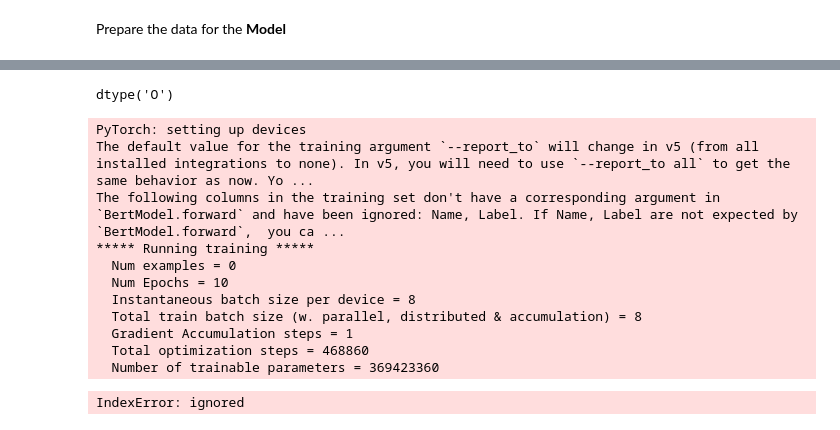
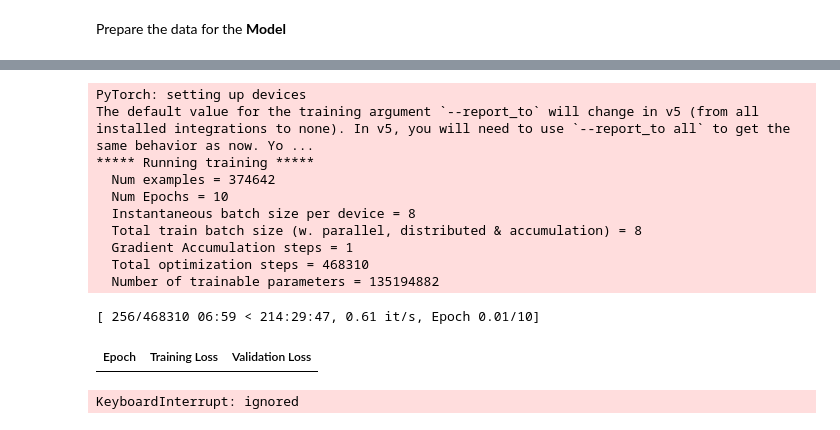
Before and after one commit to mahmodKhaled/Name-Verification-Model, a Jupyter notebook: Name_Verification_model.ipynb, the cells around one changed output, grey strips where cells are left out. Cells and saved outputs as stored; diff of their text form; code cells hidden in the pictures.

Commit message:
create the trainer object and start fine tuning the model

```diff
--- a/Name_Verification_model.ipynb
+++ b/Name_Verification_model.ipynb
@@ -462,3 +519,10 @@ X_test = [tokenizer.tokenize(name ,max_length=3, truncation=True) for name in X_
 X_train = [tokenizer.convert_tokens_to_ids(name) for name in X_train]
 X_val = [tokenizer.convert_tokens_to_ids(name) for name in X_val]
 X_test = [tokenizer.convert_tokens_to_ids(name) for name in X_test]
+# %%
+# encode labels in train data
+y_train_encoded = y_train['Label'].apply(lambda x: 1 if x == 'Correct' else 0)
+# encode labels in validation data
+y_val_encoded = y_val['Label'].apply(lambda x: 1 if x == 'Correct' else 0)
+# encode labels in test data
+y_test_encoded = y_test['Label'].apply(lambda x: 1 if x == 'Correct' else 0)
@@ -465,14 +544,17 @@ X_test = [tokenizer.convert_tokens_to_ids(name) for name in X_test]
 # %%
-df_train = pd.concat([pd.DataFrame({'Name':X_train}, columns=['Name']),y_train],axis=1)
-df_val = pd.concat([pd.DataFrame({'Name':X_val}, columns=['Name']),y_val],axis=1)
-df_test = pd.concat([pd.DataFrame({'Name':X_test}, columns=['Name']),y_test],axis=1)
+df_train = pd.concat([pd.DataFrame({'Name':X_train}, columns=['Name']), pd.DataFrame(y_train_encoded, columns=['Label'])],axis=1)
+df_val = pd.concat([pd.DataFrame({'Name':X_val}, columns=['Name']), pd.DataFrame(y_val_encoded,columns=['Label'])],axis=1)
+df_test = pd.concat([pd.DataFrame({'Name':X_test}, columns=['Name']), pd.DataFrame(y_test_encoded,columns=['Label']) ],axis=1)
-# %%
-df_train['Name'].dtype
-# %% [output]
-dtype('O')
+# %%
+# rename Label column for train
+df_train = df_train.rename(columns={'Name':'input_ids','Label':'label'})
+# rename Label column for train
+df_val = df_val.rename(columns={'Name':'input_ids','Label':'label'})
+# rename Label column for train
+df_test = df_test.rename(columns={'Name':'input_ids','Label':'label'})
 # %%
 # create datasets to be passed to Trainer
-features = Features({'Name': Sequence(feature=Value('int64')),'Label': ClassLabel(num_classes=2, names=['Correct','Incorrect'])})
+features = Features({'input_ids': Sequence(feature=Value('int64')),'label': ClassLabel(num_classes=2, names=[0,1])})
 train_dataset = Dataset.from_pandas(df_train,features)
 val_dataset = Dataset.from_pandas(df_val,features)
 test_dataset = Dataset.from_pandas(df_test,features)
@@ -483,34 +565,34 @@ def compute_metrics(eval_prediction):
 # %%
 # arguments
 training_arguments = TrainingArguments(
   output_dir = 'drive/MyDrive/',
   num_train_epochs= 10,
   per_device_train_batch_size=8,
   per_device_eval_batch_size=8,
   evaluation_strategy = 'epoch'
 )
 
 trainer = Trainer(
     model = arabert,
     args = training_arguments,
     train_dataset = train_dataset,
     eval_dataset= val_dataset,
-    tokenizer = tokenizer,
-    compute_metrics= compute_metrics,
+    compute_metrics= compute_metrics
 )
 
 # train the model
 trainer.train()
 # %% [output]
 PyTorch: setting up devices
 The default value for the training argument `--report_to` will change in v5 (from all installed integrations to none). In v5, you will need to use `--report_to all` to get the same behavior as now. Yo ...
-The following columns in the training set don't have a corresponding argument in `BertModel.forward` and have been ignored: Name, Label. If Name, Label are not expected by `BertModel.forward`,  you ca ...
 ***** Running training *****
-  Num examples = 0
+  Num examples = 374642
   Num Epochs = 10
   Instantaneous batch size per device = 8
   Total train batch size (w. parallel, distributed & accumulation) = 8
   Gradient Accumulation steps = 1
-  Total optimization steps = 468860
-  Number of trainable parameters = 369423360
+  Total optimization steps = 468310
+  Number of trainable parameters = 135194882
-IndexError: ignored
+[ 256/468310 06:59 < 214:29:47, 0.61 it/s, Epoch 0.01/10]
+| Epoch | Training Loss | Validation Loss |
+KeyboardInterrupt: ignored
```
Also changed, not shown: parts of 17 cells of this notebook.
